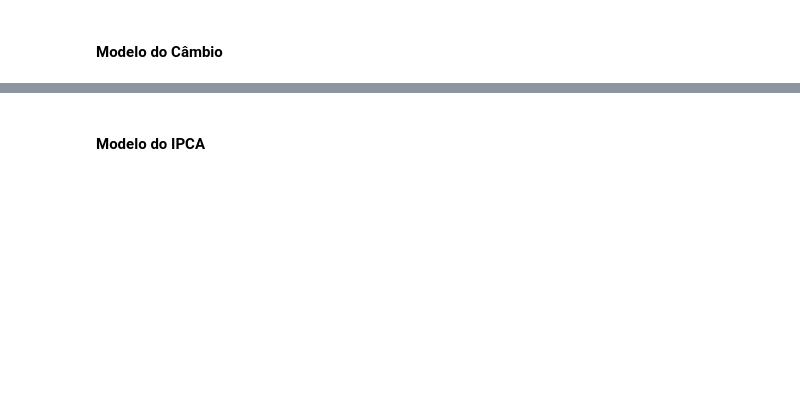
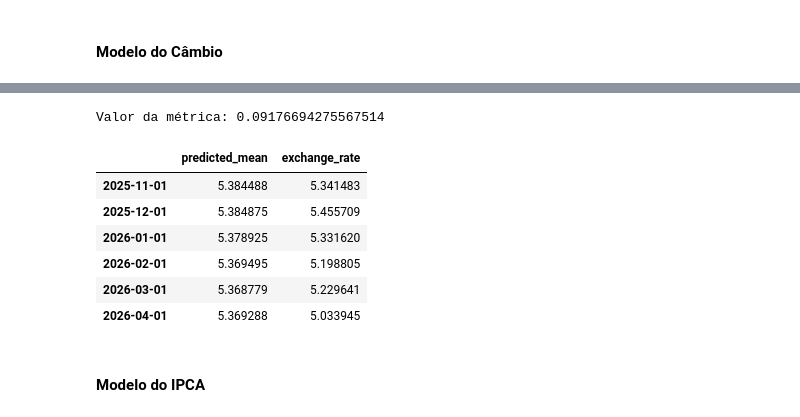
Before and after one commit to vitorrdrgs/trabalho_icd, a Jupyter notebook: models.ipynb, the cells around one changed output, grey strips where cells are left out. Drawn from its saved outputs; the diff is of its cells as text; code cells hidden in the pictures; blank space fills up the shorter version.

```diff
--- a/models.ipynb
+++ b/models.ipynb
@@ -320,2 +217,20 @@ pd.concat([df_test_exchange['y'], forecast_exchange['yhat']], axis=1)
+# %%
+model, info_exchange_sarimax, best_value_exchange_sarimax = generate_sarimax_model(train_ex['exchange_rate'], test_ex['exchange_rate'], None, None, n_trials, metrica_erro, tolerancia_exog)
+
+results = model.fit(disp=False)
+
+forecasts_ex_sarimax = results.forecast(steps=len(test_ex['exchange_rate']))
+# %%
+print(f"Valor da métrica: {best_value_exchange_sarimax}")
+display(pd.concat([forecasts_ex_sarimax, test_ex['exchange_rate']], axis=1))
+# %% [output]
+Valor da métrica: 0.09176694275567514
+|  | predicted_mean | exchange_rate |
+| 2025-11-01 | 5.384488 | 5.341483 |
+| 2025-12-01 | 5.384875 | 5.455709 |
+| 2026-01-01 | 5.378925 | 5.331620 |
+| 2026-02-01 | 5.369495 | 5.198805 |
+| 2026-03-01 | 5.368779 | 5.229641 |
+| 2026-04-01 | 5.369288 | 5.033945 |
 # %% [markdown]
 #### Modelo do IPCA
```
Also changed, not shown: parts of 46 cells of this notebook, 1 other file.
